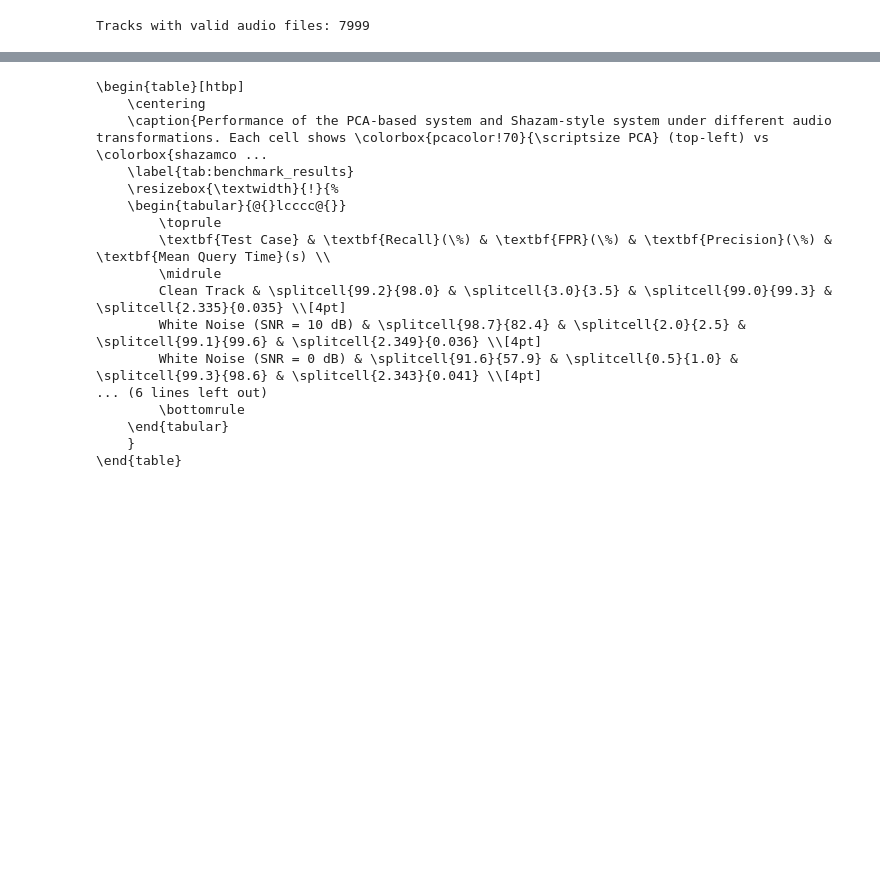
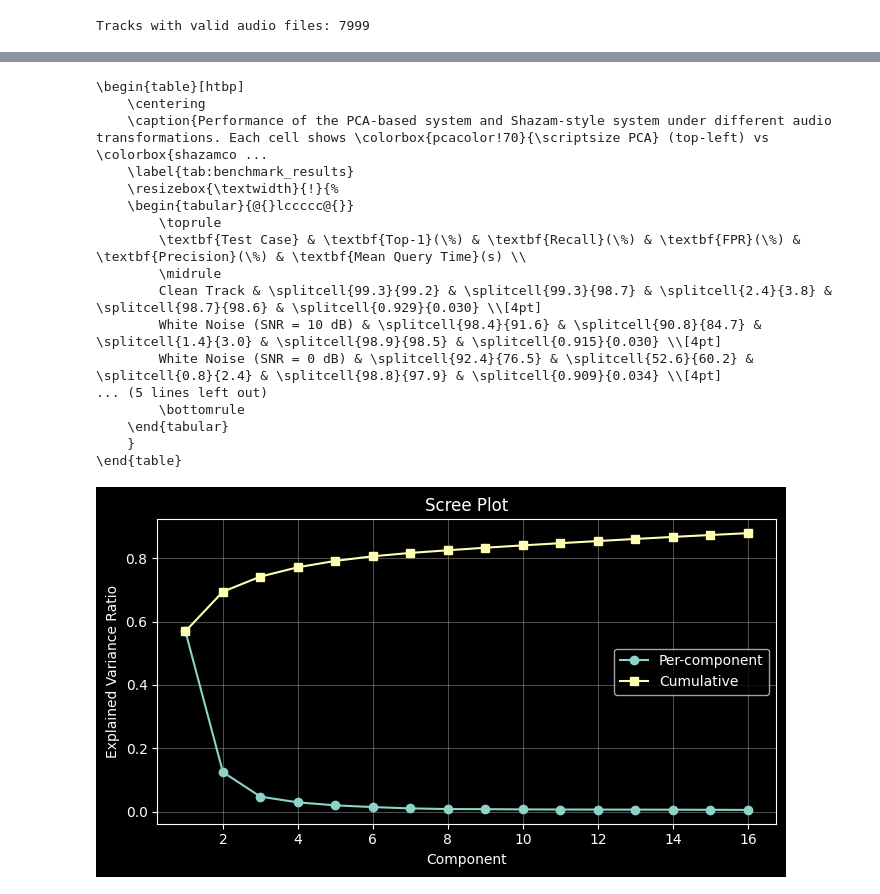
Before and after one commit to LouisSilva/MATH3092-Mathematics-Project, a Jupyter notebook: results.ipynb, the cells around one changed output, grey strips where cells are left out. Drawn from its saved outputs; the diff is of its cells as text; code cells hidden in the pictures; blank space fills up the shorter version.

Commit message:
General clean-up

```diff
--- a/results.ipynb
+++ b/results.ipynb
@@ -19,10 +19,10 @@ from src.retrieval_backends import PCARetrievalBackend, ShazamRetrievalBackend
 METADATA_DIR = "B:\\Documents\\Uni\\MATH3092 Mathematics Project\\MusicDatasets\\fma\\fma_metadata"
 AUDIO_FILES_DIR = "B:\\Documents\\Uni\\MATH3092 Mathematics Project\\MusicDatasets\\fma\\fma_small\\fma_small"
 
-RUNNER_STATE_PATH = "./data/runner_state.json"
-PCA_DB_PATH = "./data/pca_db.npz"
-SHAZAM_DB_PATH = "./data/shazam_db.pklz"
-PCA_MODEL_PATH = "./data/pca_model.joblib"
+RUNNER_STATE_PATH = "./data/results/runner_state.json"
+PCA_DB_PATH = "./data/results/pca_db.npz"
+SHAZAM_DB_PATH = "./data/results/shazam_db.pklz"
+PCA_MODEL_PATH = "./data/results/pca_model.joblib"
 
 tracks, my_songs = create_dataset_df(METADATA_DIR, AUDIO_FILES_DIR)
 # %% [output]
@@ -32,7 +32,7 @@ random_seed = 42
 
 X_train, X_test = train_test_split(
     tracks,
-    test_size=0.9,
+    test_size=0.875,
     random_state=random_seed
 ) # rho = X_train
 
@@ -40,8 +40,8 @@ X_train, X_test = train_test_split(
 pca_fingerprinter = PCAFingerprinter(
     fingerprint_strategy=DeltaFingerprint(),
     f_s=44100,
-    L=4096,
-    H=2048, # L // 2
+    L=2048,
+    H=1028, # L // 2
     B=128,
     window_type="hann",
     tau=80,
@@ -53,7 +53,7 @@ pca_fingerprinter = PCAFingerprinter(
 
 pca_backend = PCARetrievalBackend(
     fingerprinter=pca_fingerprinter,
-    search_strategy=HammingSearch(),
+    search_strategy=HammingSearchParallel(),
     confident_match_threshold=0.4,
 )
 # --------------------------------------------------------
@@ -85,7 +85,7 @@ benchmark_config = BenchmarkConfig(
     snippet_duration_sec=5.0,
     num_db_tracks=6000,
     num_positive_queries=2000,
-    num_negative_queries=200,
+    num_negative_queries=500,
     random_seed=random_seed,
     save_failed_queries=False,
     save_passed_queries=False,
@@ -201,7 +208,6 @@ order = [
     "WhiteNoiseTest(snr_db=-10)",
     "PitchShiftTest(n_steps=1)",
     "PitchShiftTest(n_steps=2)",
-    "DistortionTest(drive_db=20)",
     "ClippingDbTest(threshold_db=-20)",
     "ReverbTest(room_size=0.85, damping=0.6, wet_level=0.7, dry_level=0.3)",
 ]
@@ -213,15 +219,19 @@ print(generate_latex_table(results_df, test_case_order=order))
     \caption{Performance of the PCA-based system and Shazam-style system under different audio transformations. Each cell shows \colorbox{pcacolor!70}{\scriptsize PCA} (top-left) vs \colorbox{shazamco ...
     \label{tab:benchmark_results}
     \resizebox{\textwidth}{!}{%
-    \begin{tabular}{@{}lcccc@{}}
+    \begin{tabular}{@{}lccccc@{}}
         \toprule
-        \textbf{Test Case} & \textbf{Recall}(\%) & \textbf{FPR}(\%) & \textbf{Precision}(\%) & \textbf{Mean Query Time}(s) \\
+        \textbf{Test Case} & \textbf{Top-1}(\%) & \textbf{Recall}(\%) & \textbf{FPR}(\%) & \textbf{Precision}(\%) & \textbf{Mean Query Time}(s) \\
         \midrule
-        Clean Track & \splitcell{99.2}{98.0} & \splitcell{3.0}{3.5} & \splitcell{99.0}{99.3} & \splitcell{2.335}{0.035} \\[4pt]
-        White Noise (SNR = 10 dB) & \splitcell{98.7}{82.4} & \splitcell{2.0}{2.5} & \splitcell{99.1}{99.6} & \splitcell{2.349}{0.036} \\[4pt]
-        White Noise (SNR = 0 dB) & \splitcell{91.6}{57.9} & \splitcell{0.5}{1.0} & \splitcell{99.3}{98.6} & \splitcell{2.343}{0.041} \\[4pt]
-... (6 lines left out)
+        Clean Track & \splitcell{99.3}{99.2} & \splitcell{99.3}{98.7} & \splitcell{2.4}{3.8} & \splitcell{98.7}{98.6} & \splitcell{0.929}{0.030} \\[4pt]
+        White Noise (SNR = 10 dB) & \splitcell{98.4}{91.6} & \splitcell{90.8}{84.7} & \splitcell{1.4}{3.0} & \splitcell{98.9}{98.5} & \splitcell{0.915}{0.030} \\[4pt]
+        White Noise (SNR = 0 dB) & \splitcell{92.4}{76.5} & \splitcell{52.6}{60.2} & \splitcell{0.8}{2.4} & \splitcell{98.8}{97.9} & \splitcell{0.909}{0.034} \\[4pt]
+... (5 lines left out)
         \bottomrule
     \end{tabular}
     }
 \end{table}
+# %%
+pca_fingerprinter.plot_scree()
+# %% [output]
+[figure, added]
```
Also changed, not shown: parts of 4 cells of this notebook, 6 other files.
